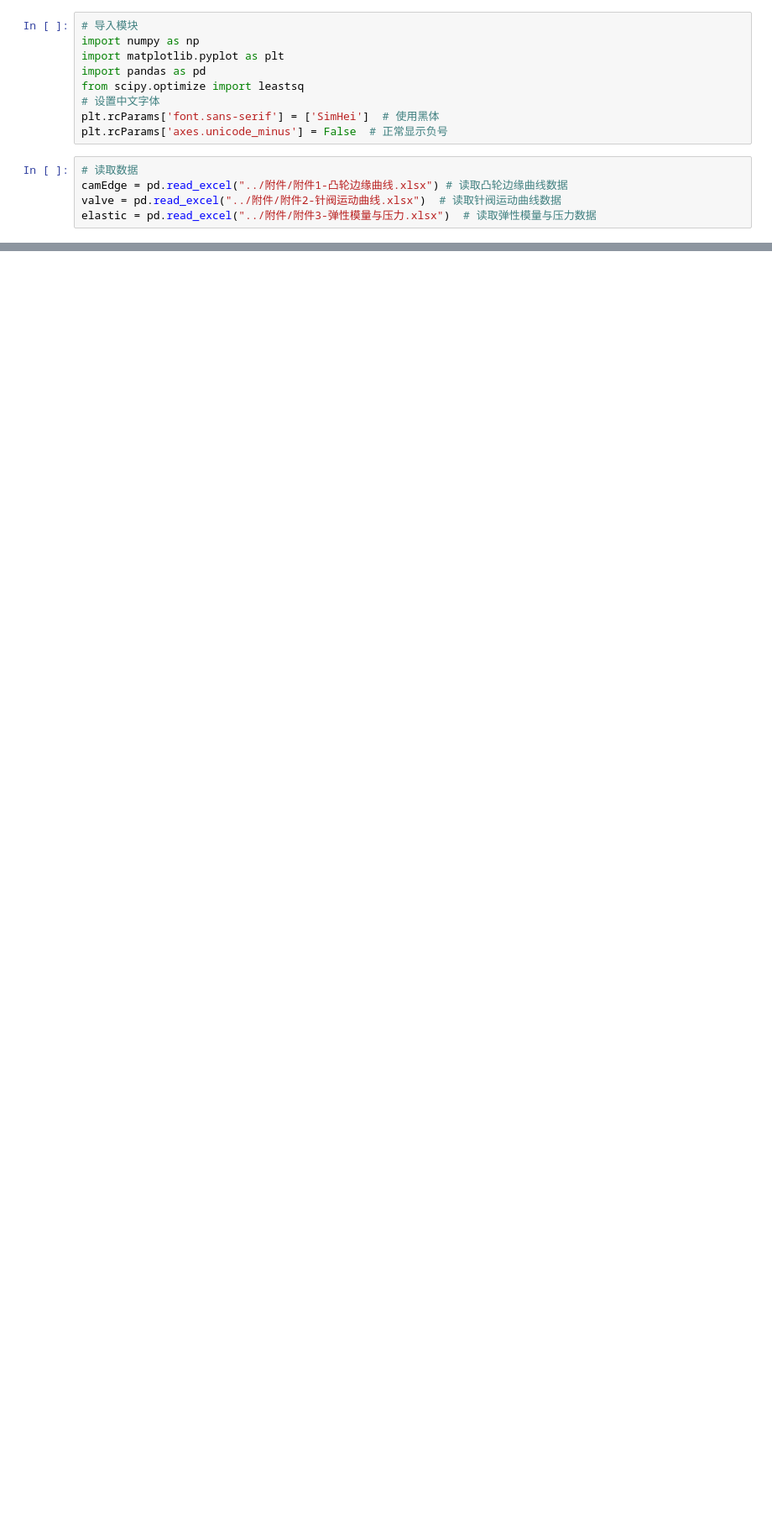
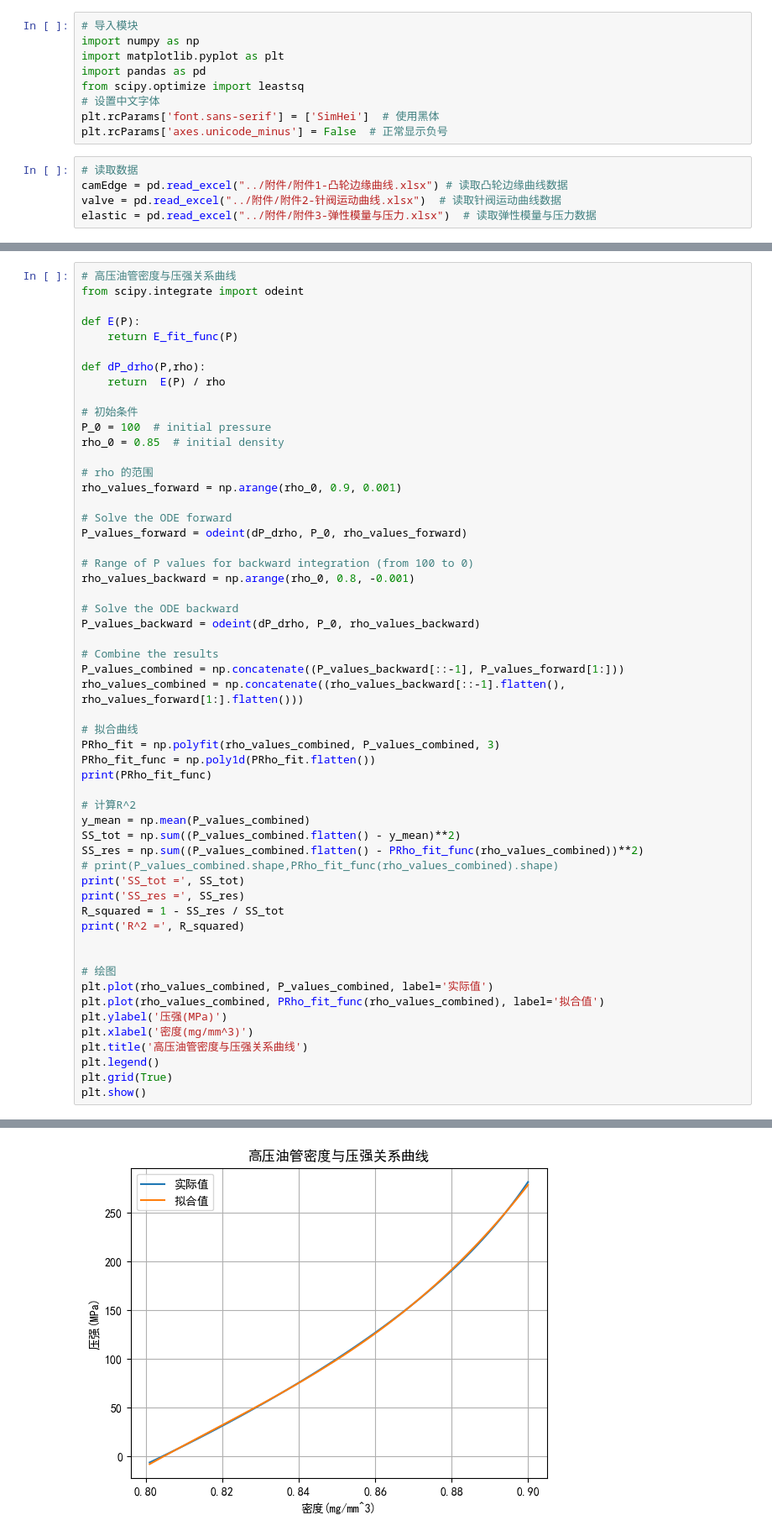
Before and after one commit to duwenba/2019-A, a Jupyter notebook: python/prob_1.ipynb, the cells around one changed output, grey strips where cells are left out. Shown at 84% size. Drawn from its saved outputs; the diff is of its cells as text; blank space fills up the shorter version.

```diff
--- a/python/prob_1.ipynb
+++ b/python/prob_1.ipynb
@@ -139,0 +134,56 @@ $$\frac{dP}{d\rho} = \frac{E(P)}{\rho}$$
+# %%
+# 高压油管密度与压强关系曲线
+from scipy.integrate import odeint
+
+def E(P):
+    return E_fit_func(P)
+
+def dP_drho(P,rho):
+    return  E(P) / rho
+
+# 初始条件
+P_0 = 100  # initial pressure
+rho_0 = 0.85  # initial density
+
+# rho 的范围
+rho_values_forward = np.arange(rho_0, 0.9, 0.001)
+
+# Solve the ODE forward
+P_values_forward = odeint(dP_drho, P_0, rho_values_forward)
+
+# Range of P values for backward integration (from 100 to 0)
+rho_values_backward = np.arange(rho_0, 0.8, -0.001)
+
+# Solve the ODE backward
+P_values_backward = odeint(dP_drho, P_0, rho_values_backward)
+
+# Combine the results
+P_values_combined = np.concatenate((P_values_backward[::-1], P_values_forward[1:]))
+rho_values_combined = np.concatenate((rho_values_backward[::-1].flatten(), rho_values_forward[1:].flatten()))
+
+# 拟合曲线
+PRho_fit = np.polyfit(rho_values_combined, P_values_combined, 3)
+PRho_fit_func = np.poly1d(PRho_fit.flatten())
+print(PRho_fit_func)
+
+# 计算R^2
+y_mean = np.mean(P_values_combined)
+SS_tot = np.sum((P_values_combined.flatten() - y_mean)**2)
+SS_res = np.sum((P_values_combined.flatten() - PRho_fit_func(rho_values_combined))**2)
+# print(P_values_combined.shape,PRho_fit_func(rho_values_combined).shape)
+print('SS_tot =', SS_tot)
+print('SS_res =', SS_res)
+R_squared = 1 - SS_res / SS_tot
+print('R^2 =', R_squared)
+
+
+# 绘图
+plt.plot(rho_values_combined, P_values_combined, label='实际值')
+plt.plot(rho_values_combined, PRho_fit_func(rho_values_combined), label='拟合值')
+plt.ylabel('压强(MPa)')
+plt.xlabel('密度(mg/mm^3)')
+plt.title('高压油管密度与压强关系曲线')
+plt.legend()
+plt.grid(True)
+plt.show()
+# %% [output]
@@ -139,0 +196 @@ $$\frac{dP}{d\rho} = \frac{E(P)}{\rho}$$
+[figure, added]
```
Also changed, not shown: parts of 2 cells of this notebook.
